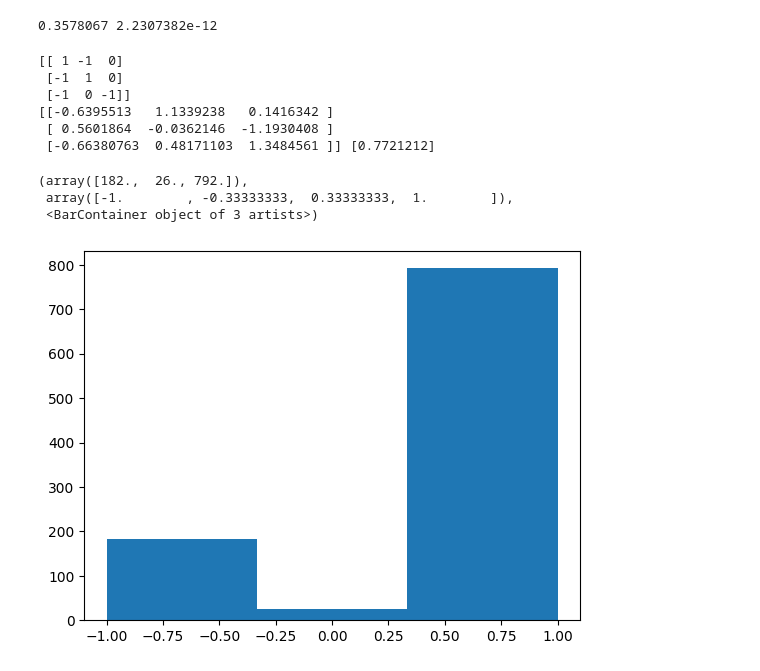
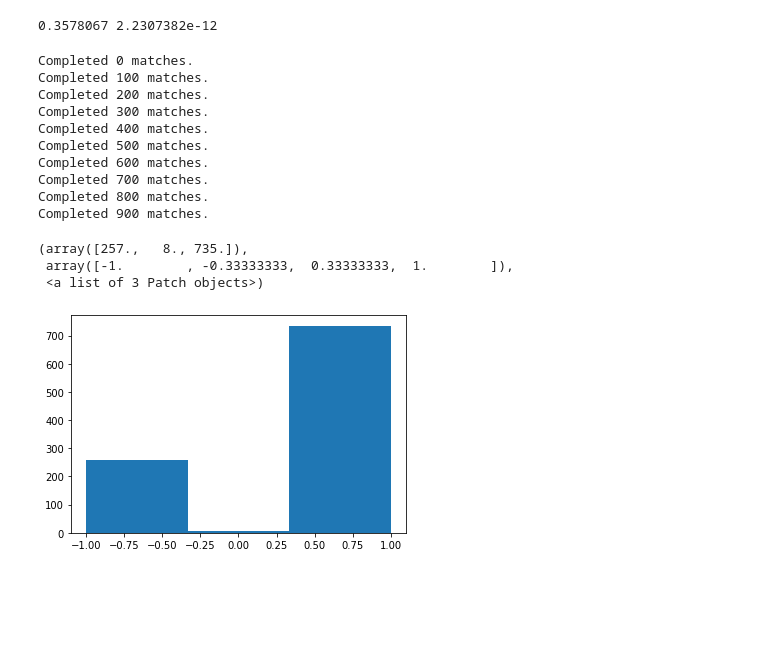
Before and after one commit to amdson/azul_rl, a Jupyter notebook: flax_rl_azul.ipynb, the cells around one changed output. Drawn from its saved outputs; the diff is of its cells as text; code cells hidden in the pictures; blank space fills up the shorter version.

```diff
--- a/flax_rl_azul.ipynb
+++ b/flax_rl_azul.ipynb
@@ -496,12 +494,12 @@ print(prior.max(), prior.min())
 # %% [output]
 0.3578067 2.2307382e-12
 # %%
-board = np.array([1, -1, 0, -1, 1, 0, -1, 0, -1])
+"""board = np.array([1, -1, 0, -1, 1, 0, -1, 0, -1])
 # board = np.zeros_like(board)
 print(board.reshape((3,3)))
 model = TTTModel()
 action_prior, value = model.apply({'params': state.params}, board)
-print(action_prior.reshape((3,3)), value)
+print(action_prior.reshape((3,3)), value)"""
 
 def learned_agent(board):
     prior = model_agent(board, {'params': state.params})[0]
@@ -510,38 +508,46 @@ def learned_agent(board):
 
 def random_agent(board):
     valid_mask = np.float32(get_valid_mask(board))
+    if valid_mask.sum() == 0:
+      print(board)
+      print(valid_mask)
     valid_mask /= valid_mask.sum()
-    return np.random.choice(board.shape[0], p=valid_mask)
+    return np.random.choice(181, p=valid_mask)
-# %% [output]
-[[ 1 -1  0]
- [-1  1  0]
- [-1  0 -1]]
-[[-0.6395513   1.1339238   0.1416342 ]
- [ 0.5601864  -0.0362146  -1.1930408 ]
- [-0.66380763  0.48171103  1.3484561 ]] [0.7721212]
 # %%
 def play_match(agent1, agent2):
     board = init_board()
     agents = [agent1, agent2]
     step = 0
     while True:
         a = agents[step%2](board)
         board = flip_board(get_next_state(board, a))
         reward, game_over = get_reward(board)
         # print(step, board)
         if(game_over):
             return reward**step
         step += 1
 
 match_results = []
 for i in range(1000):
+    if i % 100 == 0:
+      print("Completed " + str(i) + " matches.")
     match_results.append(play_match(learned_agent, random_agent))
 plt.hist(match_results, bins=3)
 # %% [output]
-(array([182.,  26., 792.]),
- array([-1.        , -0.33333333,  0.33333333,  1.        ]),
- <BarContainer object of 3 artists>)
+Completed 0 matches.
+Completed 100 matches.
+Completed 200 matches.
+Completed 300 matches.
+Completed 400 matches.
+Completed 500 matches.
+Completed 600 matches.
+Completed 700 matches.
+Completed 800 matches.
+Completed 900 matches.
+(array([257.,   8., 735.]),
+ array([-1.        , -0.33333333,  0.33333333,  1.        ]),
+ <a list of 3 Patch objects>)
-[figure, old version]
+[figure, new version]
 # %%
 match_results = []
 for i in range(1000):
```
Also changed, not shown: parts of 4 cells of this notebook.
